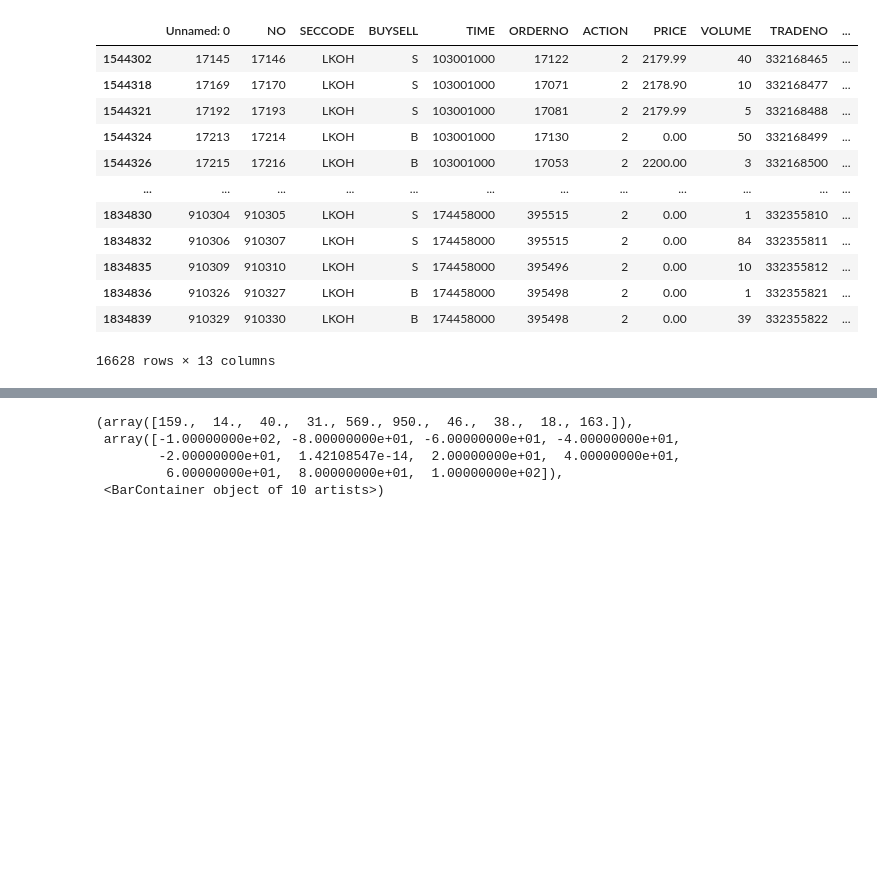
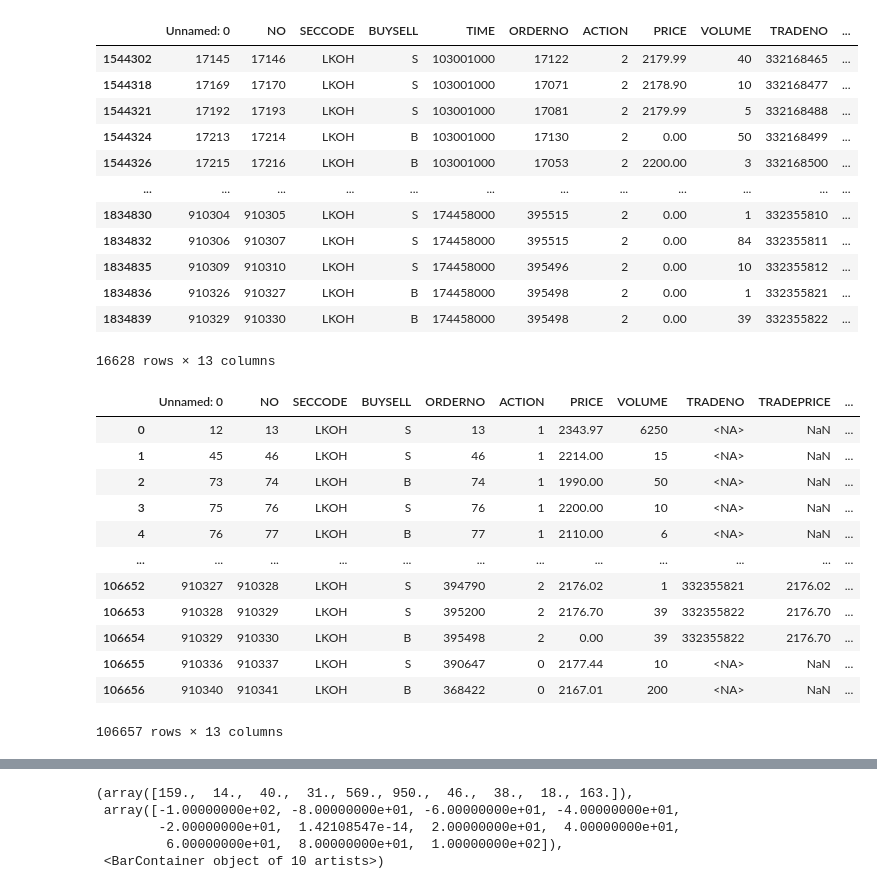
Before and after one commit to leonid-tkach/order-book-plot-find, a Jupyter notebook: OBPlots_Attributes.ipynb, the cells around one changed output, grey strips where cells are left out. Saved outputs shown, nothing was run; the diff lists cells and outputs as text; code cells hidden in the pictures; blank space fills up the shorter version.

```diff
--- a/OBPlots_Attributes.ipynb
+++ b/OBPlots_Attributes.ipynb
@@ -73,6 +87,21 @@ def form_datetimemlls(df):
 # OrderBookPlots2002_df = form_datetimemlls(OrderBookPlots2002_df)
 # %%
 OrderBookPlots2007_df = form_datetimemlls(OrderBookPlots2007_df)
+OrderBookPlots2007_df
+# %% [output]
+|  | Unnamed: 0 | NO | SECCODE | BUYSELL | ORDERNO | ACTION | PRICE | VOLUME | TRADENO | TRADEPRICE | ... |
+| 0 | 12 | 13 | LKOH | S | 13 | 1 | 2343.97 | 6250 | <NA> | NaN | ... |
+| 1 | 45 | 46 | LKOH | S | 46 | 1 | 2214.00 | 15 | <NA> | NaN | ... |
+| 2 | 73 | 74 | LKOH | B | 74 | 1 | 1990.00 | 50 | <NA> | NaN | ... |
+| 3 | 75 | 76 | LKOH | S | 76 | 1 | 2200.00 | 10 | <NA> | NaN | ... |
+| 4 | 76 | 77 | LKOH | B | 77 | 1 | 2110.00 | 6 | <NA> | NaN | ... |
+| ... | ... | ... | ... | ... | ... | ... | ... | ... | ... | ... | ... |
+| 106652 | 910327 | 910328 | LKOH | S | 394790 | 2 | 2176.02 | 1 | 332355821 | 2176.02 | ... |
+| 106653 | 910328 | 910329 | LKOH | S | 395200 | 2 | 2176.70 | 39 | 332355822 | 2176.70 | ... |
+| 106654 | 910329 | 910330 | LKOH | B | 395498 | 2 | 0.00 | 39 | 332355822 | 2176.70 | ... |
+| 106655 | 910336 | 910337 | LKOH | S | 390647 | 0 | 2177.44 | 10 | <NA> | NaN | ... |
+| 106656 | 910340 | 910341 | LKOH | B | 368422 | 0 | 2167.01 | 200 | <NA> | NaN | ... |
+106657 rows × 13 columns
 # %%
 class OBPlots2OBPlots_Attributes:
     def __init__(self, OBPs_df):
```
Also changed, not shown: parts of 5 cells of this notebook, 3 other files.
